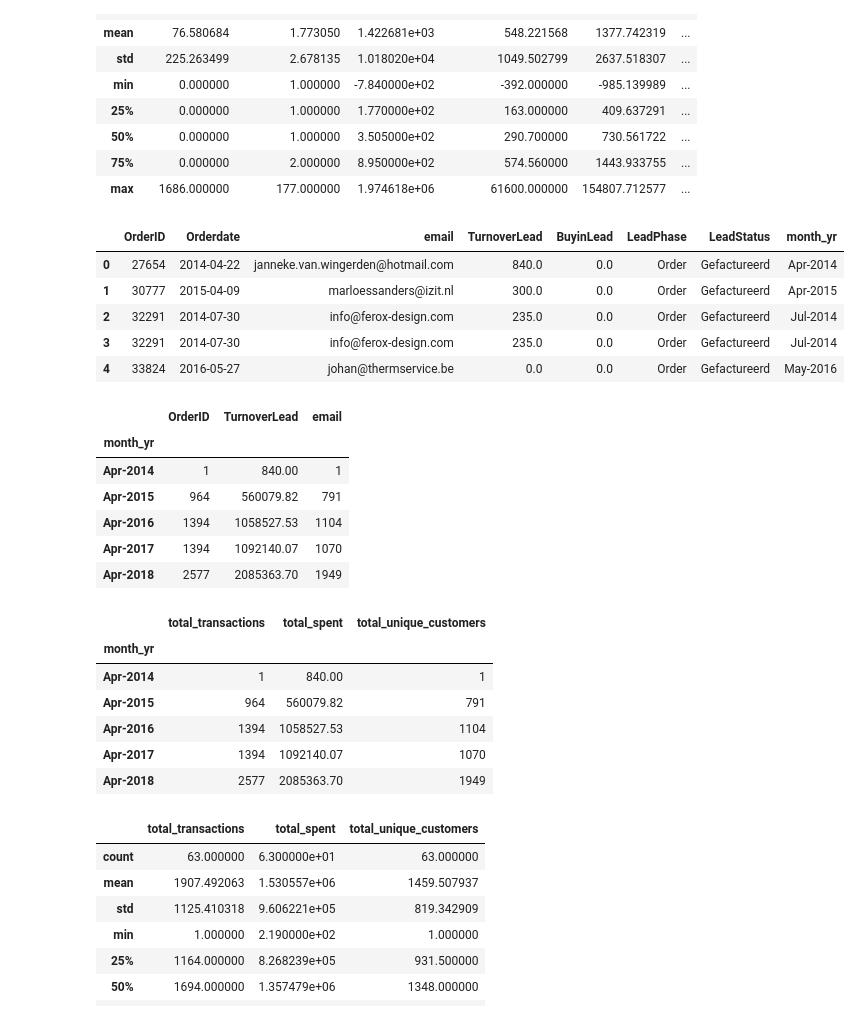
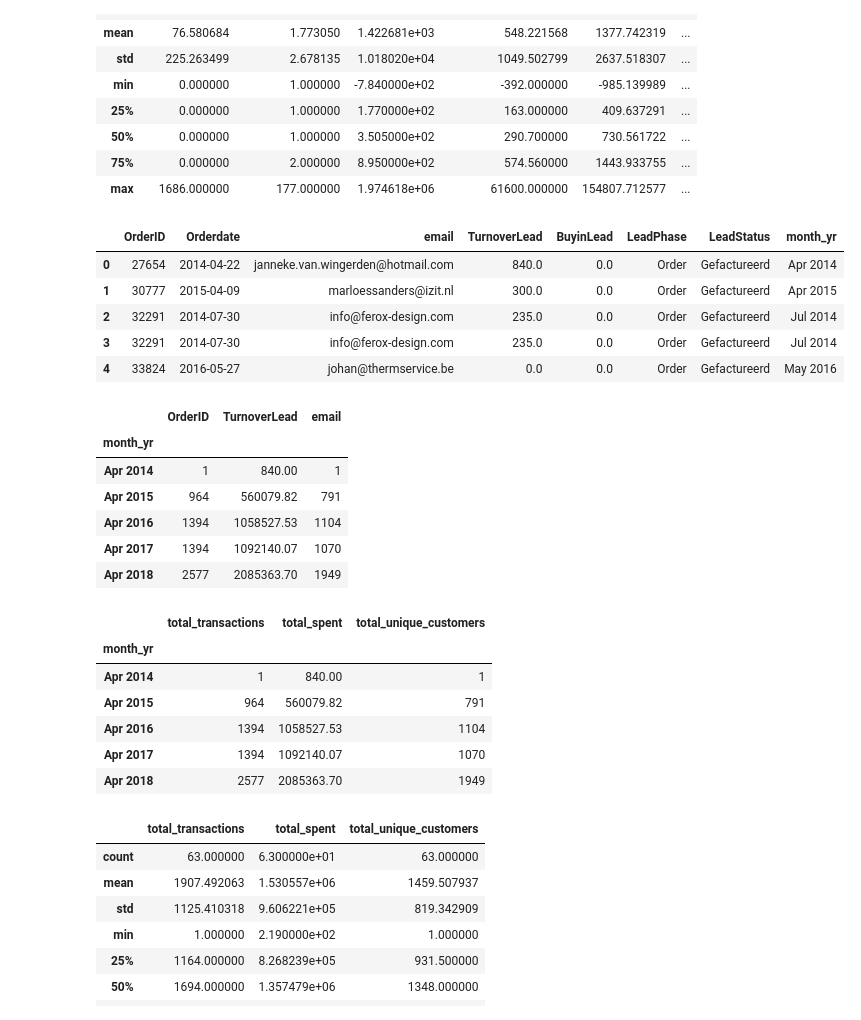
Before and after one commit to iwb-digital-growth-agency/python, a Jupyter notebook: CLV_Maxilia - nieuwe data set.ipynb, the cells around one changed output. Cells and saved outputs as stored; diff of their text form; code cells hidden in the pictures.

```diff
--- a/CLV_Maxilia - nieuwe data set.ipynb
+++ b/CLV_Maxilia - nieuwe data set.ipynb
@@ -316,15 +303,15 @@ df_clv.describe()
 df_clv.to_excel('CLV_per_klant.xlsx')
 # %%
 # Uiteenzetting uitgaves klanten per maand
-df['month_yr'] = df['Orderdate'].apply(lambda x: x.strftime('%b-%Y'))
+df['month_yr'] = df['Orderdate'].apply(lambda x: x.strftime('%b %Y'))
 df.head()
 # %% [output]
 |  | OrderID | Orderdate | email | TurnoverLead | BuyinLead | LeadPhase | LeadStatus | month_yr |
-| 0 | 27654 | 2014-04-22 | janneke.van.wingerden@hotmail.com | 840.0 | 0.0 | Order | Gefactureerd | Apr-2014 |
-| 1 | 30777 | 2015-04-09 | marloessanders@izit.nl | 300.0 | 0.0 | Order | Gefactureerd | Apr-2015 |
-| 2 | 32291 | 2014-07-30 | info@ferox-design.com | 235.0 | 0.0 | Order | Gefactureerd | Jul-2014 |
-| 3 | 32291 | 2014-07-30 | info@ferox-design.com | 235.0 | 0.0 | Order | Gefactureerd | Jul-2014 |
-| 4 | 33824 | 2016-05-27 | johan@thermservice.be | 0.0 | 0.0 | Order | Gefactureerd | May-2016 |
+| 0 | 27654 | 2014-04-22 | janneke.van.wingerden@hotmail.com | 840.0 | 0.0 | Order | Gefactureerd | Apr 2014 |
+| 1 | 30777 | 2015-04-09 | marloessanders@izit.nl | 300.0 | 0.0 | Order | Gefactureerd | Apr 2015 |
+| 2 | 32291 | 2014-07-30 | info@ferox-design.com | 235.0 | 0.0 | Order | Gefactureerd | Jul 2014 |
+| 3 | 32291 | 2014-07-30 | info@ferox-design.com | 235.0 | 0.0 | Order | Gefactureerd | Jul 2014 |
+| 4 | 33824 | 2016-05-27 | johan@thermservice.be | 0.0 | 0.0 | Order | Gefactureerd | May 2016 |
 # %%
 #totale transacties / opbrengst per maand
 
@@ -337,22 +324,22 @@ df_transacties.head()
 # %% [output]
 |  | OrderID | TurnoverLead | email |
 | month_yr |  |  |  |
-| Apr-2014 | 1 | 840.00 | 1 |
-| Apr-2015 | 964 | 560079.82 | 791 |
-| Apr-2016 | 1394 | 1058527.53 | 1104 |
-| Apr-2017 | 1394 | 1092140.07 | 1070 |
-| Apr-2018 | 2577 | 2085363.70 | 1949 |
+| Apr 2014 | 1 | 840.00 | 1 |
+| Apr 2015 | 964 | 560079.82 | 791 |
+| Apr 2016 | 1394 | 1058527.53 | 1104 |
+| Apr 2017 | 1394 | 1092140.07 | 1070 |
+| Apr 2018 | 2577 | 2085363.70 | 1949 |
 # %%
 df_transacties.columns = ['total_transactions', 'total_spent', 'total_unique_customers']
 df_transacties.head()
 # %% [output]
 |  | total_transactions | total_spent | total_unique_customers |
 | month_yr |  |  |  |
-| Apr-2014 | 1 | 840.00 | 1 |
-| Apr-2015 | 964 | 560079.82 | 791 |
-| Apr-2016 | 1394 | 1058527.53 | 1104 |
-| Apr-2017 | 1394 | 1092140.07 | 1070 |
-| Apr-2018 | 2577 | 2085363.70 | 1949 |
+| Apr 2014 | 1 | 840.00 | 1 |
+| Apr 2015 | 964 | 560079.82 | 791 |
+| Apr 2016 | 1394 | 1058527.53 | 1104 |
+| Apr 2017 | 1394 | 1092140.07 | 1070 |
+| Apr 2018 | 2577 | 2085363.70 | 1949 |
 # %%
 df_transacties.describe()
 # %% [output]
```
Also changed, not shown: parts of 9 cells of this notebook, 3 other files.
